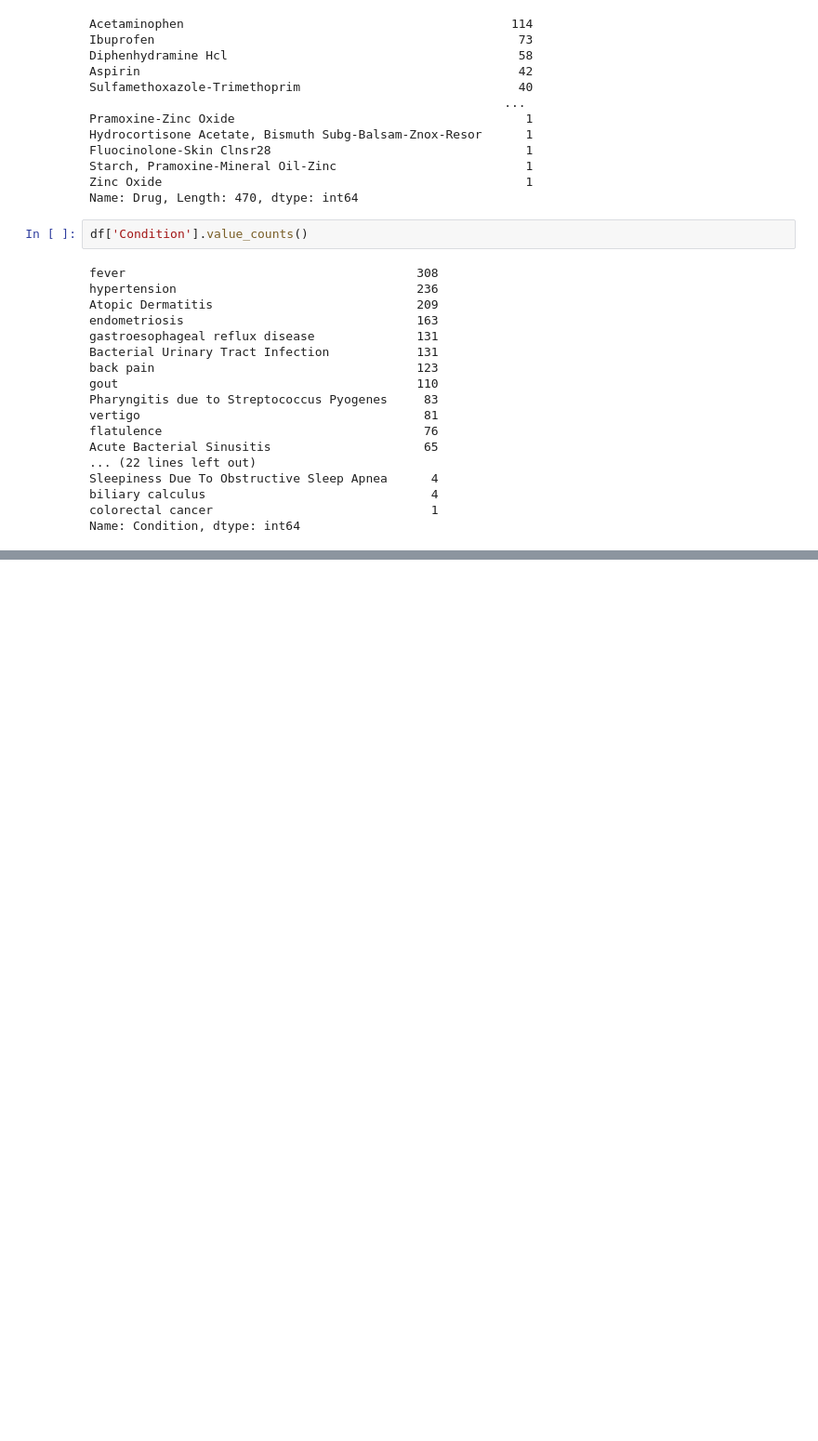
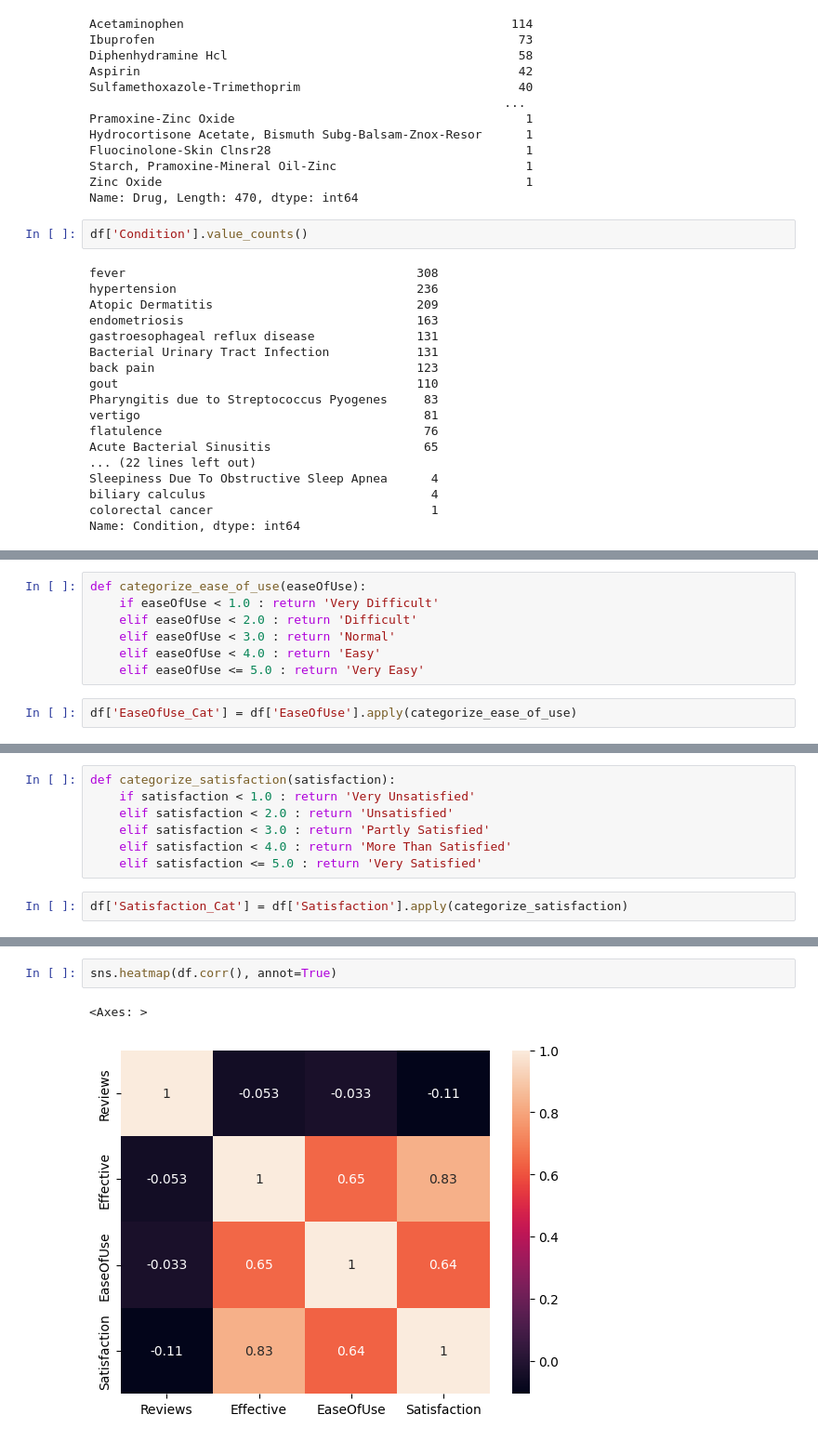
Before and after one commit to AaryanAnand10/Drug-Performance-Evaluation, a Jupyter notebook: Drugs_EDA.ipynb, the cells around one changed output, grey strips where cells are left out. Shown: that part at 93% size. Drawn from its saved outputs; the diff is of its cells as text; blank space fills up the shorter version.

```diff
--- a/Drugs_EDA.ipynb
+++ b/Drugs_EDA.ipynb
@@ -78,0 +183,9 @@ Name: Condition, dtype: int64
+# %%
+def categorize_ease_of_use(easeOfUse):
+    if easeOfUse < 1.0 : return 'Very Difficult'
+    elif easeOfUse < 2.0 : return 'Difficult'
+    elif easeOfUse < 3.0 : return 'Normal'
+    elif easeOfUse < 4.0 : return 'Easy'
+    elif easeOfUse <= 5.0 : return 'Very Easy'
+# %%
+df['EaseOfUse_Cat'] = df['EaseOfUse'].apply(categorize_ease_of_use)
@@ -78,0 +218,9 @@ Name: Condition, dtype: int64
+# %%
+def categorize_satisfaction(satisfaction):
+    if satisfaction < 1.0 : return 'Very Unsatisfied'
+    elif satisfaction < 2.0 : return 'Unsatisfied'
+    elif satisfaction < 3.0 : return 'Partly Satisfied'
+    elif satisfaction < 4.0 : return 'More Than Satisfied'
+    elif satisfaction <= 5.0 : return 'Very Satisfied'
+# %%
+df['Satisfaction_Cat'] = df['Satisfaction'].apply(categorize_satisfaction)
@@ -78,0 +255,5 @@ Name: Condition, dtype: int64
+# %%
+sns.heatmap(df.corr(), annot=True)
+# %% [output]
+<Axes: >
+[figure, added]
```
Also changed, not shown: parts of 20 cells of this notebook.
